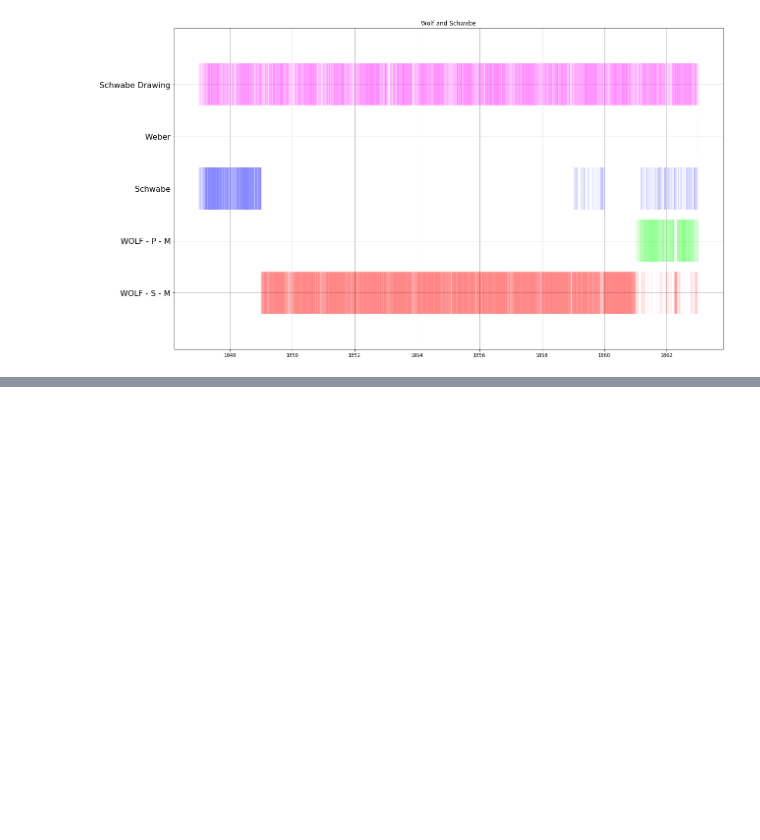
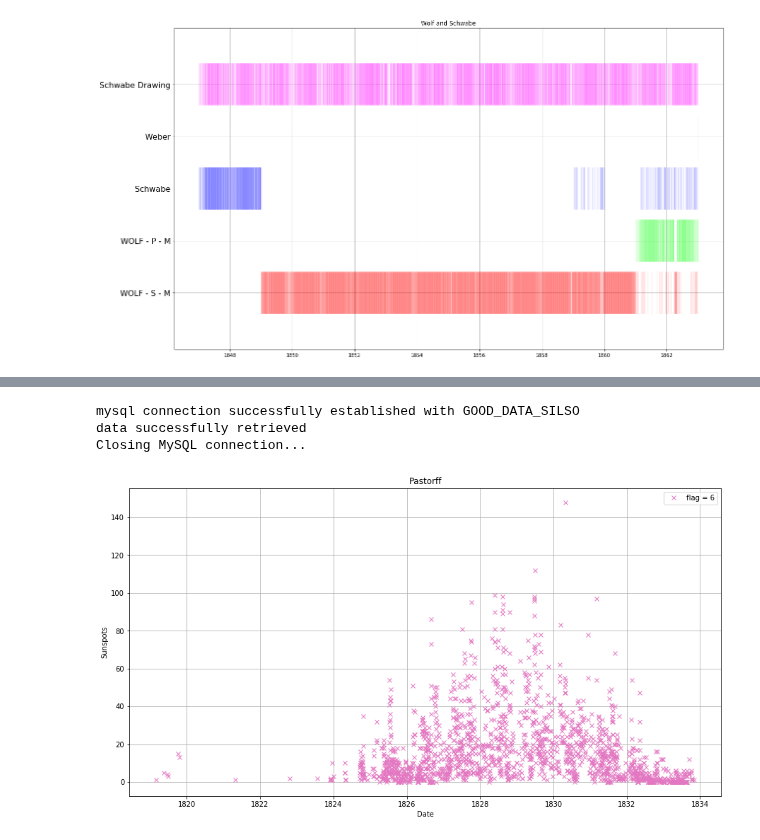
Before and after one commit to dcxSt/DATA_SILSO_HISTO_search, a Jupyter notebook: Wolf Wolfer Eventplots.ipynb, the cells around one changed output, grey strips where cells are left out. Cells and saved outputs as stored; diff of their text form; code cells hidden in the pictures; blank space fills up the shorter version.

```diff
--- a/Wolf Wolfer Eventplots.ipynb
+++ b/Wolf Wolfer Eventplots.ipynb
@@ -82,0 +107,7 @@ Closing MySQL connection...
+# %%
+display_seperate_flags("Pastorff")
+# %% [output]
+mysql connection successfully established with GOOD_DATA_SILSO
+data successfully retrieved
+Closing MySQL connection...
+[figure, added]
```
Also changed, not shown: parts of 3 cells of this notebook, 4 other files.
